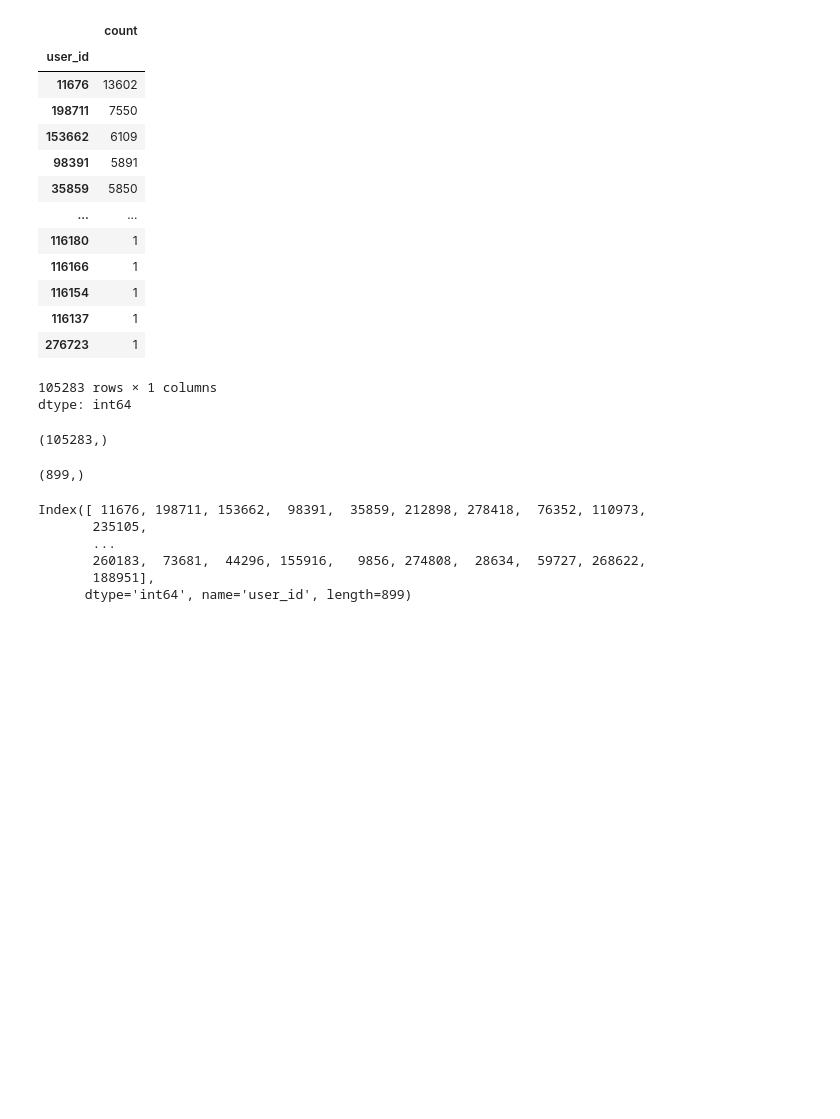
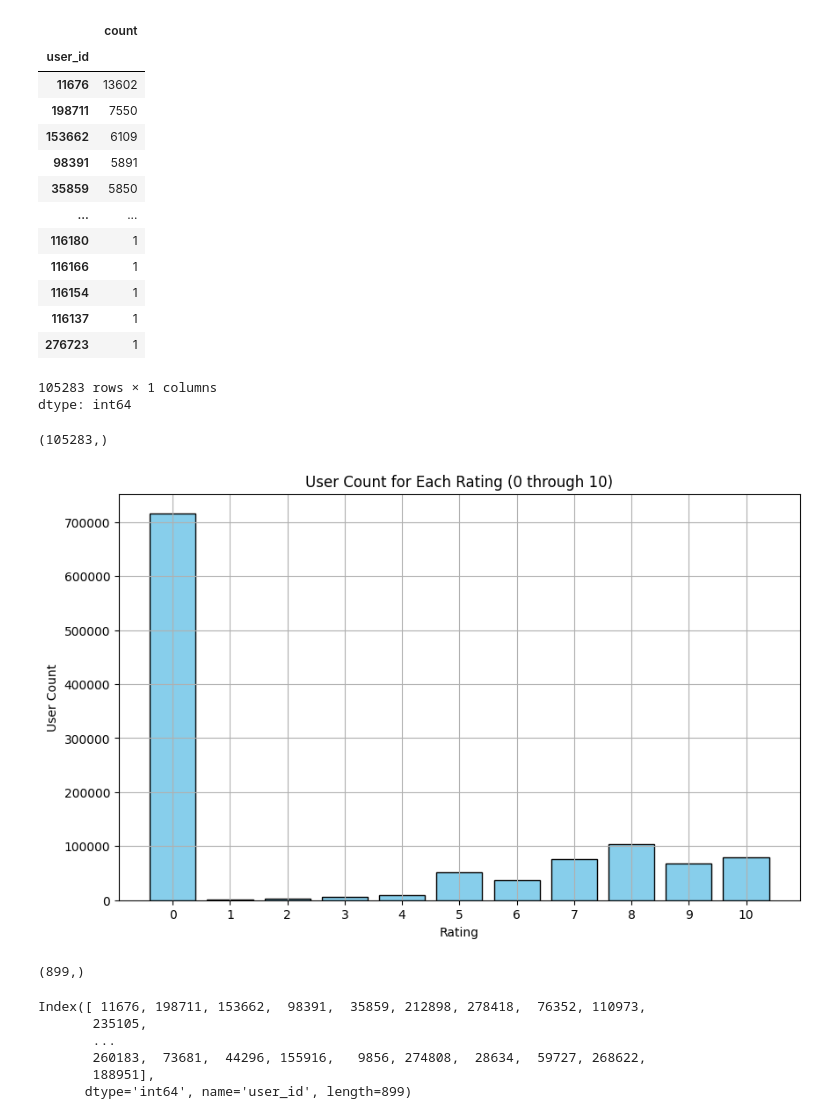
Before and after one commit to devin3706/BookRecomendation, a Jupyter notebook: IRWA_project_book_rec.ipynb, the cells around one changed output. Saved outputs shown, nothing was run; the diff lists cells and outputs as text; code cells hidden in the pictures; blank space fills up the shorter version.

```diff
--- a/IRWA_project_book_rec.ipynb
+++ b/IRWA_project_book_rec.ipynb
@@ -125,6 +130,27 @@ dtype: int64
 ratings['user_id'].unique().shape
 # %% [output]
 (105283,)
+# %%
+rating_count = ratings.groupby('rating')['user_id'].count().reset_index()
+
+# Rename the columns for clarity
+rating_count.columns = ['rating', 'user_count']
+
+# Plot the distribution of user count for each rating
+plt.figure(figsize=(10, 6))
+plt.bar(rating_count['rating'], rating_count['user_count'], color='skyblue', edgecolor='black')
+
+# Adding labels and title
+plt.title('User Count for Each Rating (0 through 10)')
+plt.xlabel('Rating')
+plt.ylabel('User Count')
+plt.xticks(range(11))  # Ensure the x-axis shows ratings from 0 to 10
+plt.grid(True)
+
+# Show the plot
+plt.show()
+# %% [output]
+[figure, added]
 # %%
 #filtering out users who has read morethan 200 books
 x = ratings['user_id'].value_counts() > 200
```
Also changed, not shown: parts of 3 cells of this notebook.
